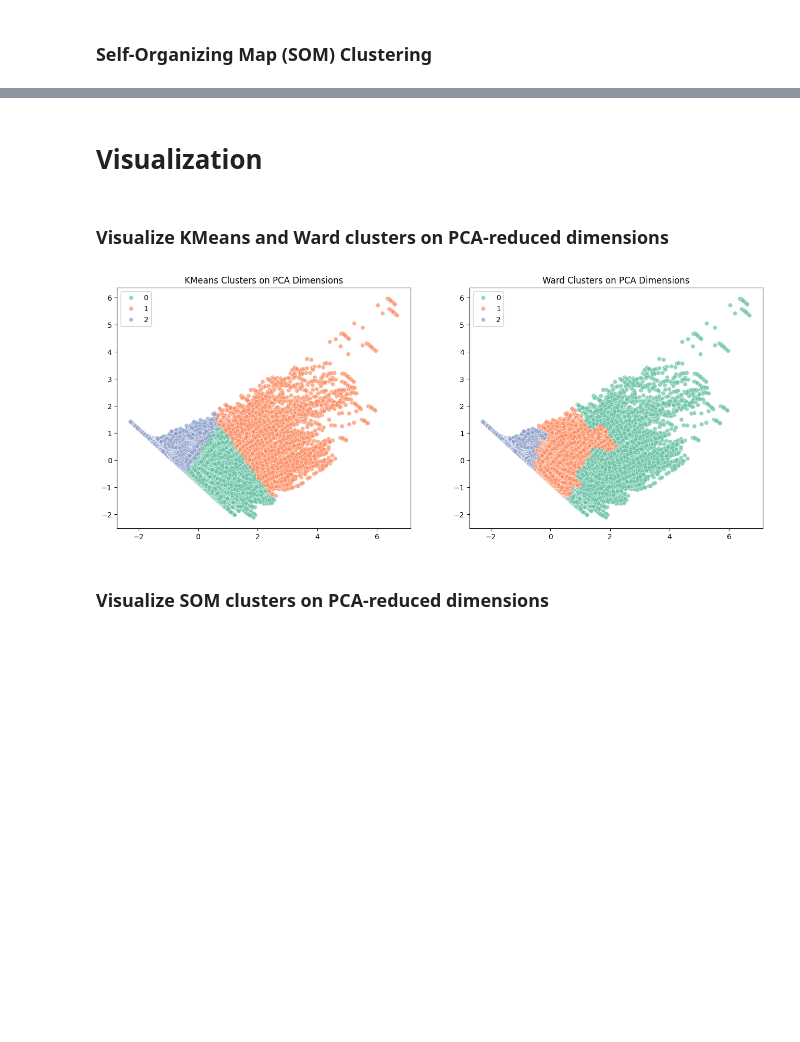
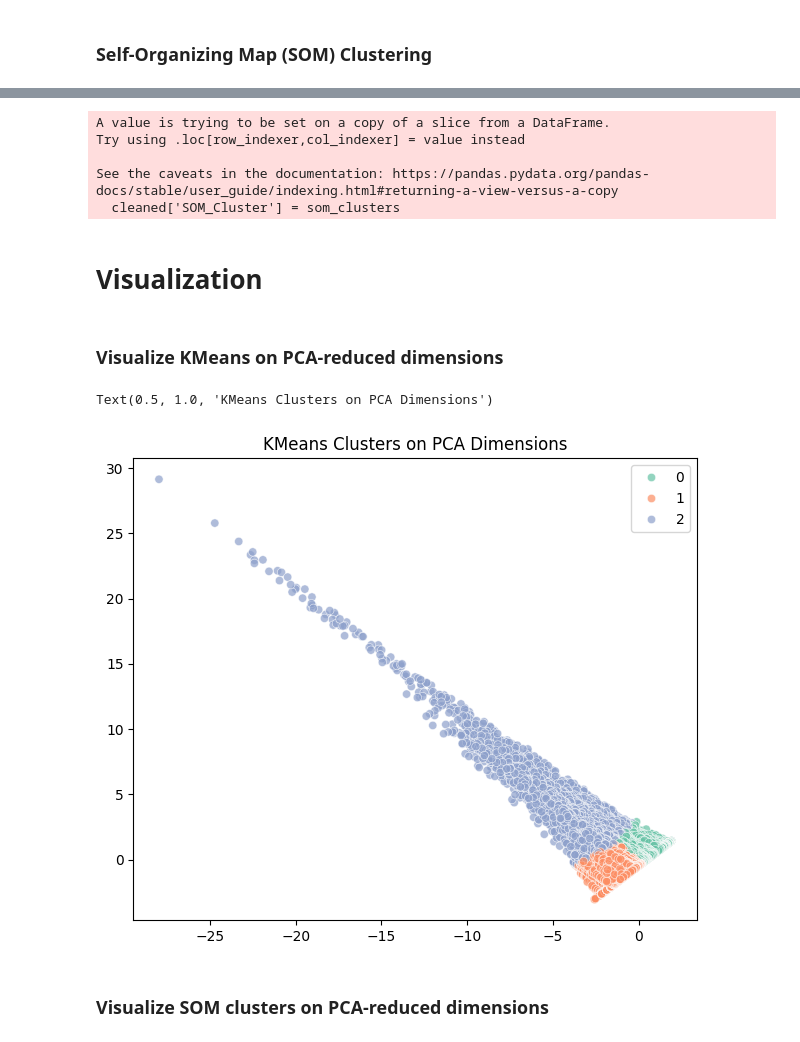
Before and after one commit to aminnademi/Clustring-On-North-of-Iran-Climate-Dataset, a Jupyter notebook: notebook.ipynb, the cells around one changed output, grey strips where cells are left out. Cells and saved outputs as stored; diff of their text form; code cells hidden in the pictures; blank space fills up the shorter version.

Commit message:
Apply All the Steps Again to The New Dataset with Enhancing Preprocessing & EDA

```diff
--- a/notebook.ipynb
+++ b/notebook.ipynb
@@ -55,5 +74,5 @@ Data saved to extracted_data.csv
 # %% [markdown]
 # Load Dataset
 # %%
-data = pd.read_csv('extracted_data.csv')
-data.head()
+data = pd.read_csv('main_data.csv')
+data_tp = pd.read_csv('tp_data.csv')
@@ -66,0 +79,4 @@ data.head()
+# %%
+merged = pd.merge(data, data_tp[['longitude', 'latitude', 'time', 'tp']],
+                        on=['longitude', 'latitude', 'time'],
+                        how='right')
@@ -124,0 +152,4 @@ features = data[['tp', 't2m']]
+# %%
+cleaned = merged.dropna()
+cleaned.reset_index
+cleaned.shape
@@ -124,0 +183,9 @@ features = data[['tp', 't2m']]
+# %%
+mask1 = (cleaned['t2m'] < 260) | (cleaned['t2m'] > 270)
+mask2 = (cleaned['tp'] < 0.001) | (cleaned['tp'] > 0.014)
+
+# Filter the dataset using the mask
+filtered = cleaned.where(mask1)
+filtered = cleaned.where(mask2)
+
+features = filtered[['tp', 't2m']]
@@ -260,24 +334,26 @@ som = MiniSom(som_grid_size, som_grid_size, data_array.shape[1], sigma=1.0, lear
 som.random_weights_init(data_array)
 som.train_random(data_array, 100)
 som_clusters = np.array([som.winner(x)[0] * som_grid_size + som.winner(x)[1] for x in data_array])
-data['SOM_Cluster'] = som_clusters
+cleaned['SOM_Cluster'] = som_clusters
+# %% [output]
+A value is trying to be set on a copy of a slice from a DataFrame.
+Try using .loc[row_indexer,col_indexer] = value instead
+
+See the caveats in the documentation: https://pandas.pydata.org/pandas-docs/stable/user_guide/indexing.html#returning-a-view-versus-a-copy
+  cleaned['SOM_Cluster'] = som_clusters
 # %% [markdown]
 # Visualization
 # %% [markdown]
-### Visualize KMeans and Ward clusters on PCA-reduced dimensions
+### Visualize KMeans on PCA-reduced dimensions
 # %%
 plt.figure(figsize=(16, 6))
 
 plt.subplot(1, 2, 1)
 sns.scatterplot(x=pca_features[:, 0], y=pca_features[:, 1], hue=clusters, palette='Set2', alpha=0.7)
 plt.title('KMeans Clusters on PCA Dimensions')
-
-plt.subplot(1, 2, 2)
-sns.scatterplot(x=pca_features[:, 0], y=pca_features[:, 1], hue=clusters1, palette='Set2', alpha=0.7)
-plt.title('Ward Clusters on PCA Dimensions')
-plt.show()
 # %% [output]
+Text(0.5, 1.0, 'KMeans Clusters on PCA Dimensions')
-[figure, old version]
+[figure, new version]
 # %% [markdown]
 ### Visualize SOM clusters on PCA-reduced dimensions
 # %%
```
Also changed, not shown: parts of 32 cells of this notebook, 1 other file.
